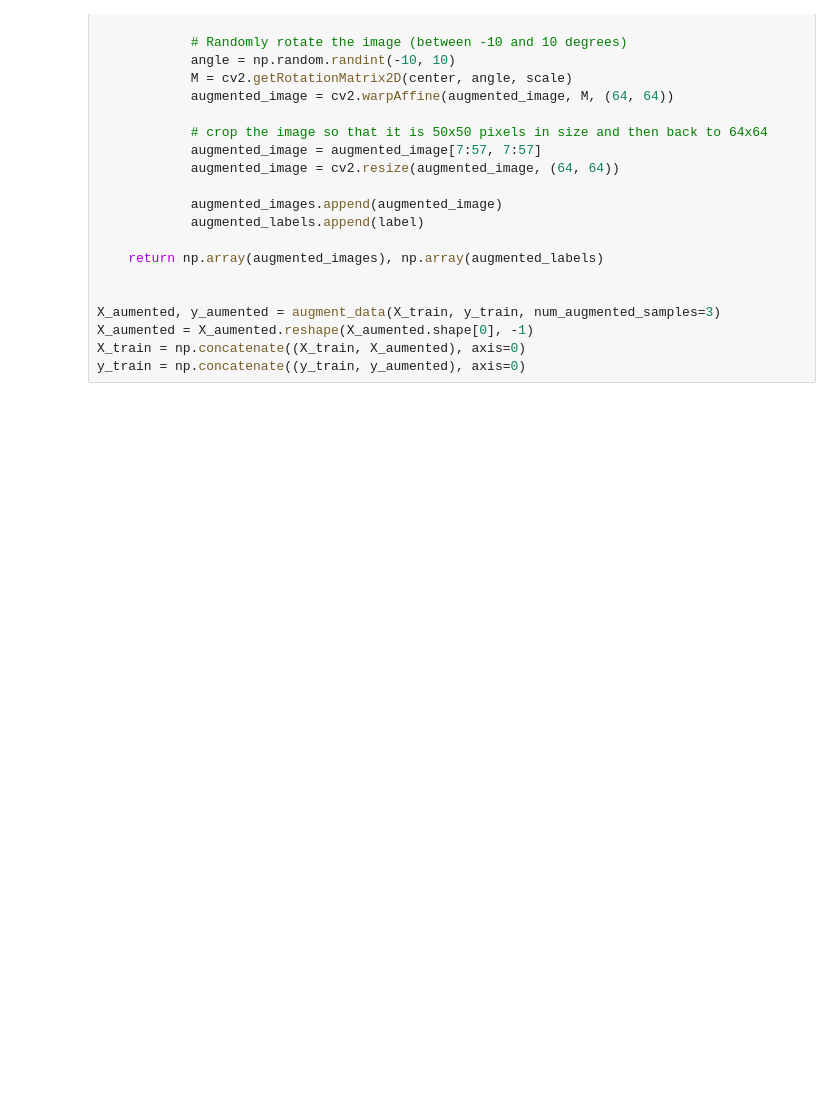
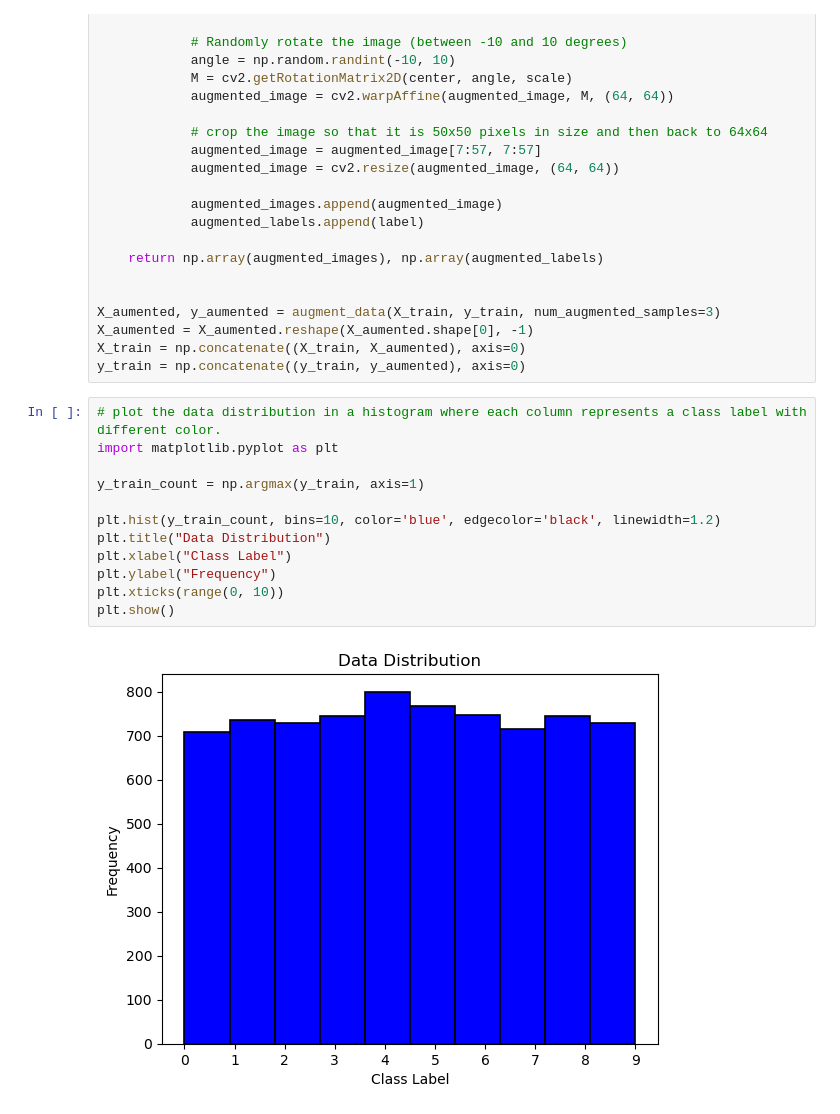
Before and after one commit to bernardofale/FAA, a Jupyter notebook: report1/tf_minibatch.ipynb, the cells around one changed output. Saved outputs shown, nothing was run; the diff lists cells and outputs as text; blank space fills up the shorter version.

```diff
--- a/report1/tf_minibatch.ipynb
+++ b/report1/tf_minibatch.ipynb
@@ -93,6 +106,20 @@ X_aumented, y_aumented = augment_data(X_train, y_train, num_augmented_samples=3)
 X_aumented = X_aumented.reshape(X_aumented.shape[0], -1)
 X_train = np.concatenate((X_train, X_aumented), axis=0)
 y_train = np.concatenate((y_train, y_aumented), axis=0)
+# %%
+# plot the data distribution in a histogram where each column represents a class label with different color.
+import matplotlib.pyplot as plt
+
+y_train_count = np.argmax(y_train, axis=1)
+
+plt.hist(y_train_count, bins=10, color='blue', edgecolor='black', linewidth=1.2)
+plt.title("Data Distribution")
+plt.xlabel("Class Label")
+plt.ylabel("Frequency")
+plt.xticks(range(0, 10))
+plt.show()
+# %% [output]
+[figure, added]
 # %%
 # plot teh first augmented image
 import matplotlib.pyplot as plt
```
Also changed, not shown: parts of 15 cells of this notebook.
